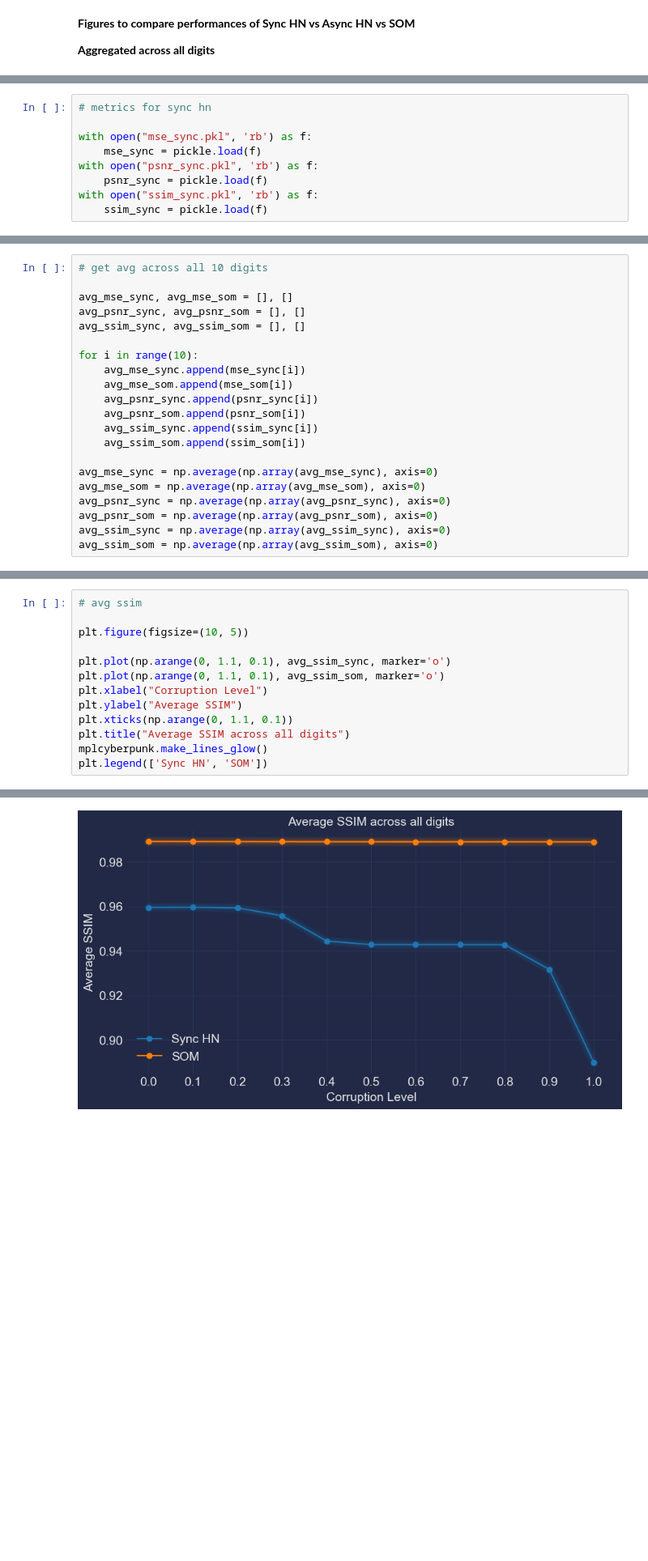
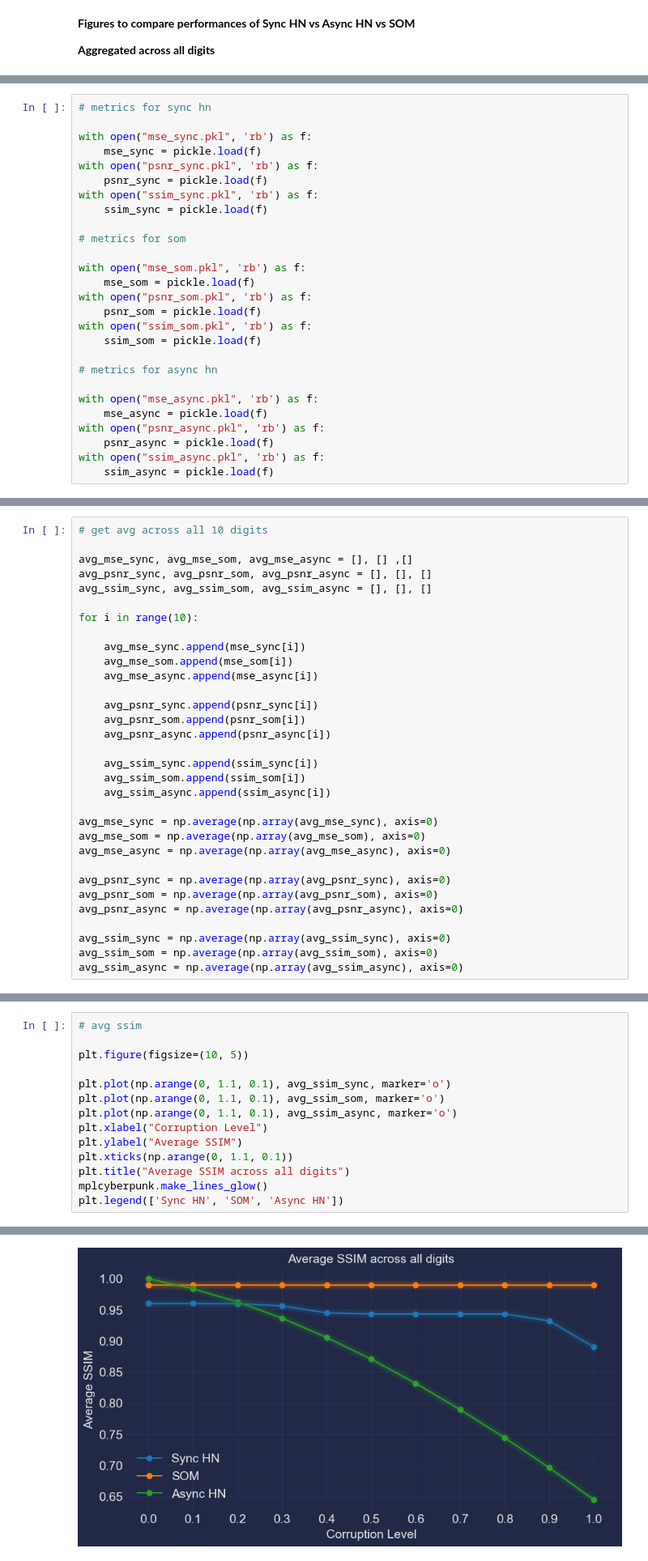
Before and after one commit to arpita2512/hopfield_experiments, a Jupyter notebook: Comparison_Plots.ipynb, the cells around one changed output, grey strips where cells are left out. Shown at 81% size. Cells and saved outputs as stored; diff of their text form; blank space fills up the shorter version.

Commit message:
add async pkls and update comp ntbk

```diff
--- a/Comparison_Plots.ipynb
+++ b/Comparison_Plots.ipynb
@@ -42,3 +42,21 @@ with open("psnr_sync.pkl", 'rb') as f:
     psnr_sync = pickle.load(f)
 with open("ssim_sync.pkl", 'rb') as f:
     ssim_sync = pickle.load(f)
+
+# metrics for som
+
+with open("mse_som.pkl", 'rb') as f:
+    mse_som = pickle.load(f)
+with open("psnr_som.pkl", 'rb') as f:
+    psnr_som = pickle.load(f)
+with open("ssim_som.pkl", 'rb') as f:
+    ssim_som = pickle.load(f)
+
+# metrics for async hn
+
+with open("mse_async.pkl", 'rb') as f:
+    mse_async = pickle.load(f)
+with open("psnr_async.pkl", 'rb') as f:
+    psnr_async = pickle.load(f)
+with open("ssim_async.pkl", 'rb') as f:
+    ssim_async = pickle.load(f)
@@ -54,24 +63,35 @@ with open("ssim_som.pkl", 'rb') as f:
 # %%
 # get avg across all 10 digits
 
-avg_mse_sync, avg_mse_som = [], []
-avg_psnr_sync, avg_psnr_som = [], []
-avg_ssim_sync, avg_ssim_som = [], []
+avg_mse_sync, avg_mse_som, avg_mse_async = [], [] ,[]
+avg_psnr_sync, avg_psnr_som, avg_psnr_async = [], [], []
+avg_ssim_sync, avg_ssim_som, avg_ssim_async = [], [], []
 
 for i in range(10):
+
     avg_mse_sync.append(mse_sync[i])
     avg_mse_som.append(mse_som[i])
+    avg_mse_async.append(mse_async[i])
+
     avg_psnr_sync.append(psnr_sync[i])
     avg_psnr_som.append(psnr_som[i])
+    avg_psnr_async.append(psnr_async[i])
+
     avg_ssim_sync.append(ssim_sync[i])
     avg_ssim_som.append(ssim_som[i])
+    avg_ssim_async.append(ssim_async[i])
 
 avg_mse_sync = np.average(np.array(avg_mse_sync), axis=0)
 avg_mse_som = np.average(np.array(avg_mse_som), axis=0)
+avg_mse_async = np.average(np.array(avg_mse_async), axis=0)
+
 avg_psnr_sync = np.average(np.array(avg_psnr_sync), axis=0)
 avg_psnr_som = np.average(np.array(avg_psnr_som), axis=0)
+avg_psnr_async = np.average(np.array(avg_psnr_async), axis=0)
+
 avg_ssim_sync = np.average(np.array(avg_ssim_sync), axis=0)
 avg_ssim_som = np.average(np.array(avg_ssim_som), axis=0)
+avg_ssim_async = np.average(np.array(avg_ssim_async), axis=0)
 # %%
 # avg mse
 
@@ -107,19 +129,20 @@ plt.legend(['Sync HN', 'SOM'])
 # %%
 # avg ssim
 
 plt.figure(figsize=(10, 5))
 
 plt.plot(np.arange(0, 1.1, 0.1), avg_ssim_sync, marker='o')
 plt.plot(np.arange(0, 1.1, 0.1), avg_ssim_som, marker='o')
+plt.plot(np.arange(0, 1.1, 0.1), avg_ssim_async, marker='o')
 plt.xlabel("Corruption Level")
 plt.ylabel("Average SSIM")
 plt.xticks(np.arange(0, 1.1, 0.1))
 plt.title("Average SSIM across all digits")
 mplcyberpunk.make_lines_glow()
-plt.legend(['Sync HN', 'SOM'])
+plt.legend(['Sync HN', 'SOM', 'Async HN'])
 # %% [output]
 <matplotlib.legend.Legend at 0x...>
-[figure, old version]
+[figure, new version]
 # %%
 gc.collect()
 # %% [output]
```
Also changed, not shown: parts of 3 cells of this notebook, 8 other files.
